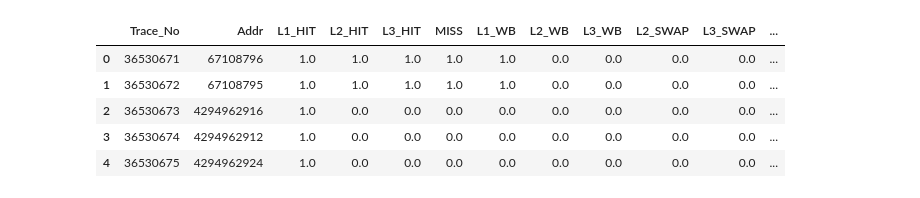
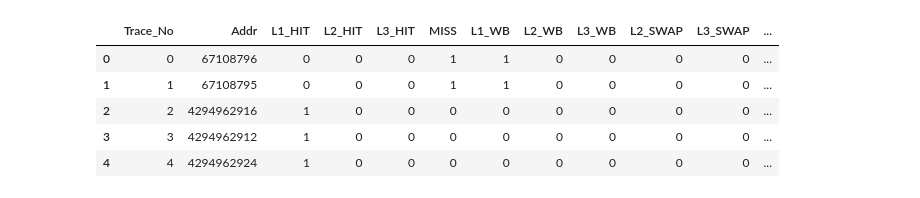
Before and after one commit to Vadim4045/CacheSimulator, a Jupyter notebook: TraceInspector.ipynb, the cells around one changed output. Drawn from its saved outputs; the diff is of its cells as text; code cells hidden in the pictures.

```diff
--- a/TraceInspector.ipynb
+++ b/TraceInspector.ipynb
@@ -1,31 +1,31 @@
 # %%
 import pandas as pd
 import matplotlib.pyplot as plt
 from matplotlib.ticker import LinearLocator
 
-file = './logs/linpack_Page_64_Levels_3_L1_size_10_sets_2_L2_size_200_sets_4_L3_size_800_sets_8_ddr_banks_16_row_size2_ip_1.csv'
+file = './logs/linpack_Page_64_Levels_3_L1_size_10_sets_1_L2_size_20_sets_1_L3_size_40_sets_1_ddr_banks_16_row_size2_ip_0.csv'
 
 data = pd.read_csv(file, delimiter=';')
 
 data = data.apply(pd.to_numeric, errors='ignore')
 
 hit_sum = ['L1_HIT', 'L2_HIT', 'L3_HIT', 'MISS']
 write_back_sum = ['L1_WB', 'L2_WB', 'L3_WB']
 swap_sum = ['L2_SWAP', 'L3_SWAP']
 ddr_sum = ['DDR_CAS', 'DDR_RAS']
 ras_sum = ['DDR_RAS']
 
 
 window_size = 10000
-reduse_step = 1000
+reduse_step = 100
 data.head()
 # %% [output]
 |  | Trace_No | Addr | L1_HIT | L2_HIT | L3_HIT | MISS | L1_WB | L2_WB | L3_WB | L2_SWAP | L3_SWAP | ... |
-| 0 | 36530671 | 67108796 | 1.0 | 1.0 | 1.0 | 1.0 | 1.0 | 0.0 | 0.0 | 0.0 | 0.0 | ... |
-| 1 | 36530672 | 67108795 | 1.0 | 1.0 | 1.0 | 1.0 | 1.0 | 0.0 | 0.0 | 0.0 | 0.0 | ... |
-| 2 | 36530673 | 4294962916 | 1.0 | 0.0 | 0.0 | 0.0 | 0.0 | 0.0 | 0.0 | 0.0 | 0.0 | ... |
-| 3 | 36530674 | 4294962912 | 1.0 | 0.0 | 0.0 | 0.0 | 0.0 | 0.0 | 0.0 | 0.0 | 0.0 | ... |
-| 4 | 36530675 | 4294962924 | 1.0 | 0.0 | 0.0 | 0.0 | 0.0 | 0.0 | 0.0 | 0.0 | 0.0 | ... |
+| 0 | 0 | 67108796 | 0 | 0 | 0 | 1 | 1 | 0 | 0 | 0 | 0 | ... |
+| 1 | 1 | 67108795 | 0 | 0 | 0 | 1 | 1 | 0 | 0 | 0 | 0 | ... |
+| 2 | 2 | 4294962916 | 1 | 0 | 0 | 0 | 0 | 0 | 0 | 0 | 0 | ... |
+| 3 | 3 | 4294962912 | 1 | 0 | 0 | 0 | 0 | 0 | 0 | 0 | 0 | ... |
+| 4 | 4 | 4294962924 | 1 | 0 | 0 | 0 | 0 | 0 | 0 | 0 | 0 | ... |
 # %%
 
 rolling_sums = data[hit_sum].rolling(window=window_size).sum()
```
Also changed, not shown: parts of 4 cells of this notebook, 6 other files.
